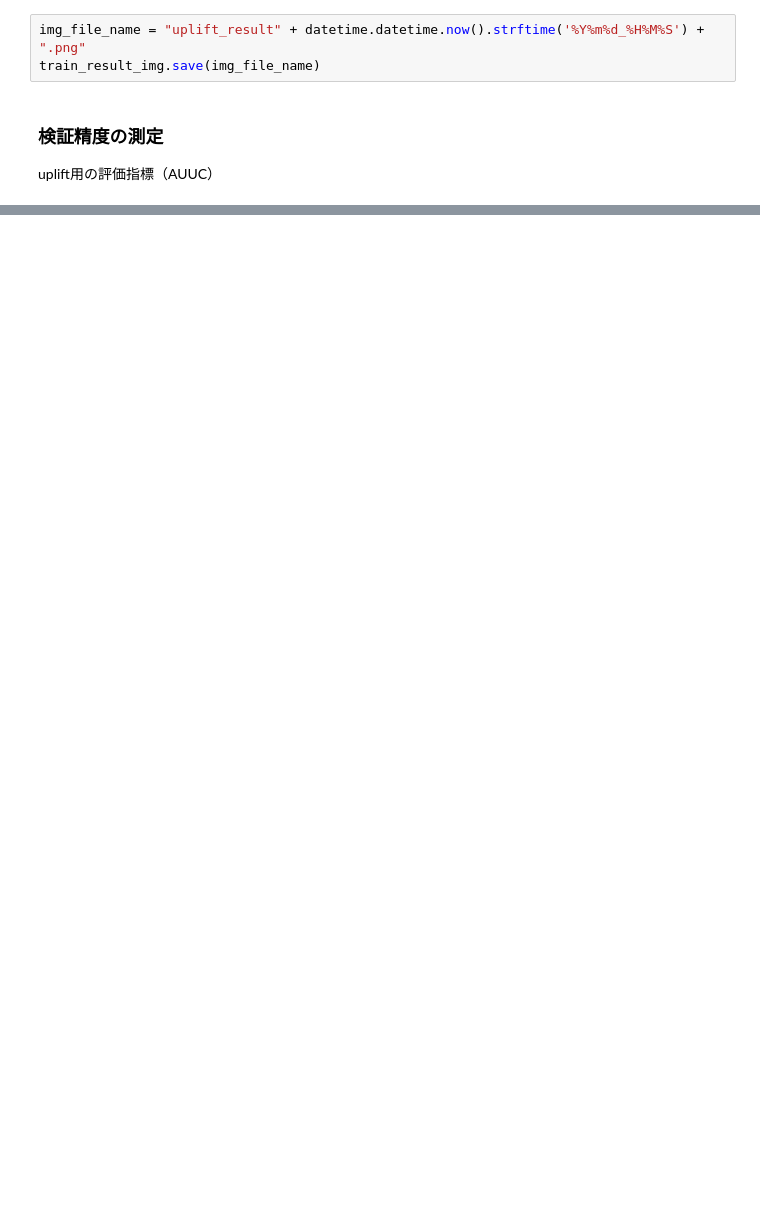
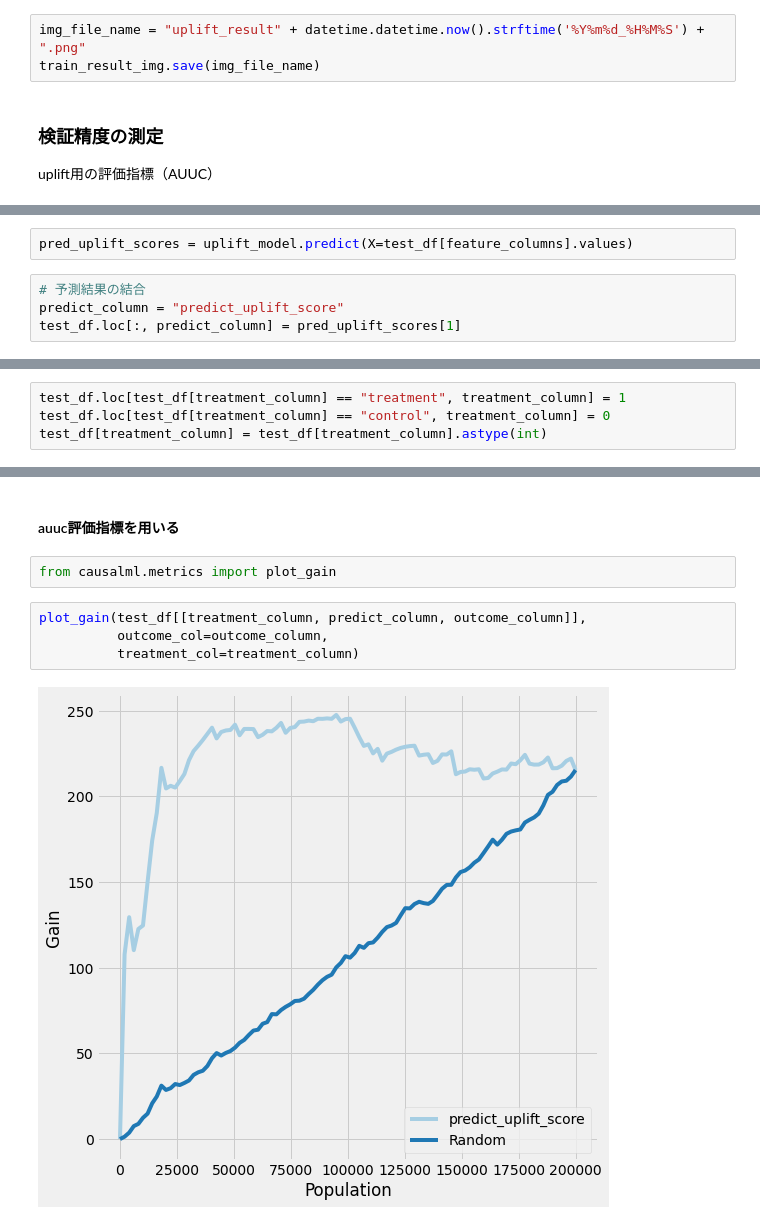
Before and after one commit to Itsuki-Hamano123/practice-casualeffect, a Jupyter notebook: causalml/prac_uplift.ipynb, the cells around one changed output, grey strips where cells are left out. Drawn from its saved outputs; the diff is of its cells as text; blank space fills up the shorter version.

```diff
--- a/causalml/prac_uplift.ipynb
+++ b/causalml/prac_uplift.ipynb
@@ -253,0 +255,6 @@ uplift用の評価指標（AUUC）
+# %%
+pred_uplift_scores = uplift_model.predict(X=test_df[feature_columns].values)
+# %%
+# 予測結果の結合
+predict_column = "predict_uplift_score"
+test_df.loc[:, predict_column] = pred_uplift_scores[1]
@@ -253,0 +273,4 @@ uplift用の評価指標（AUUC）
+# %%
+test_df.loc[test_df[treatment_column] == "treatment", treatment_column] = 1
+test_df.loc[test_df[treatment_column] == "control", treatment_column] = 0
+test_df[treatment_column] = test_df[treatment_column].astype(int)
@@ -253,0 +298,10 @@ uplift用の評価指標（AUUC）
+# %% [markdown]
+#### auuc評価指標を用いる
+# %%
+from causalml.metrics import plot_gain
+# %%
+plot_gain(test_df[[treatment_column, predict_column, outcome_column]],
+          outcome_col=outcome_column,
+          treatment_col=treatment_column)
+# %% [output]
+[figure, added]
```
Also changed, not shown: parts of 11 cells of this notebook.
